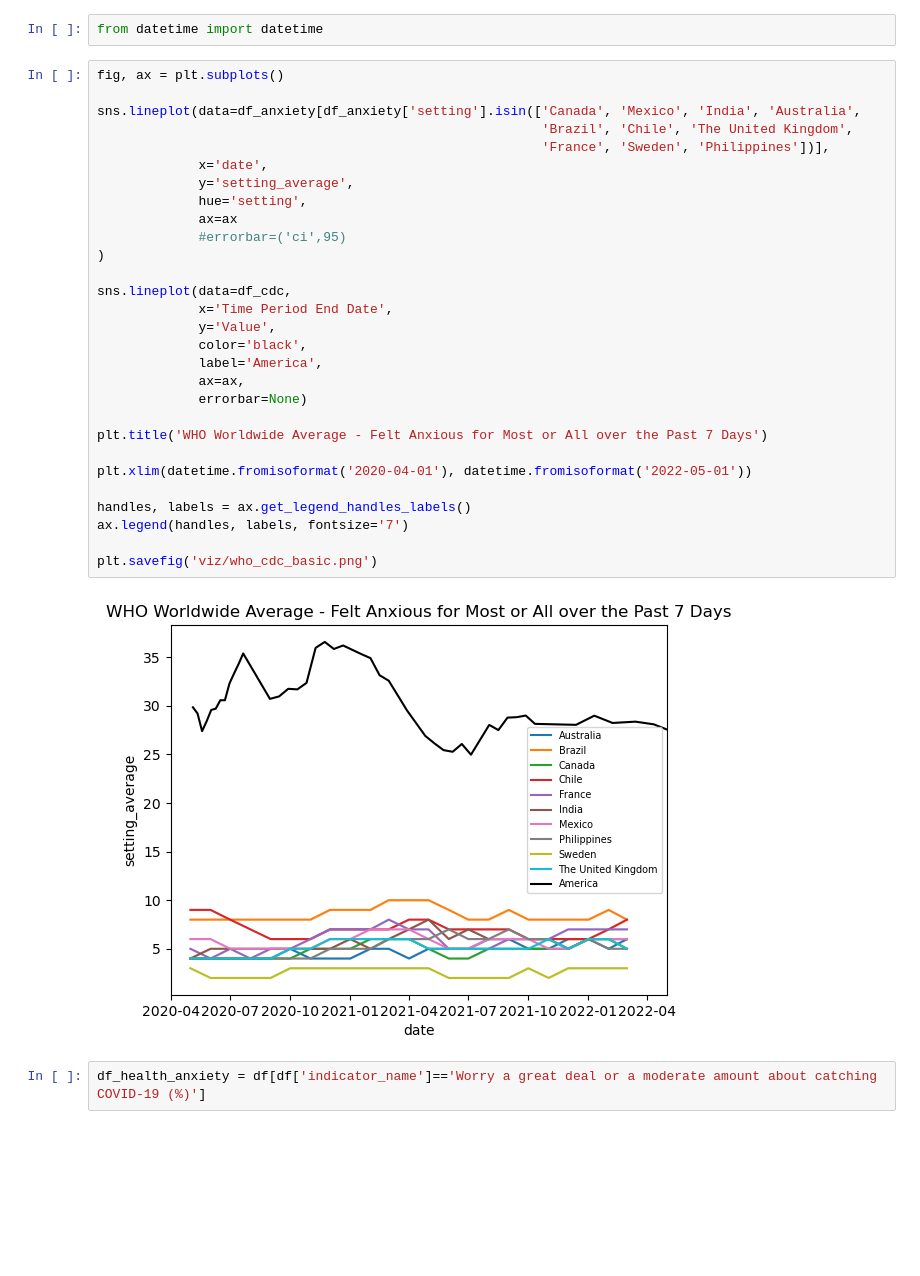
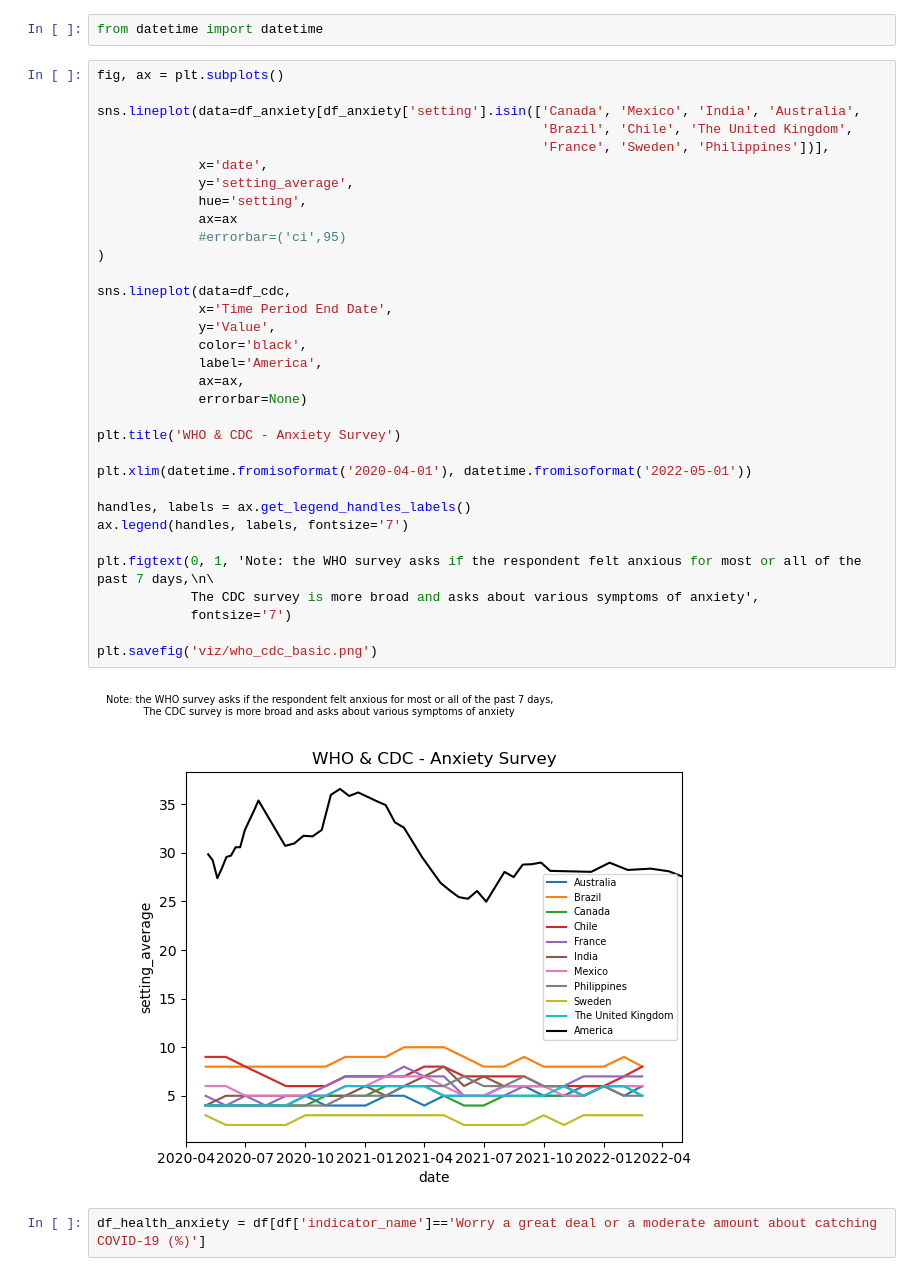
Before and after one commit to macs30122-winter25/final-project-raam, a Jupyter notebook: who_eda.ipynb, the cells around one changed output. Drawn from its saved outputs; the diff is of its cells as text; blank space fills up the shorter version.

```diff
--- a/who_eda.ipynb
+++ b/who_eda.ipynb
@@ -145,34 +145,38 @@ from datetime import datetime
 # %%
 fig, ax = plt.subplots()
 
 sns.lineplot(data=df_anxiety[df_anxiety['setting'].isin(['Canada', 'Mexico', 'India', 'Australia',
                                                          'Brazil', 'Chile', 'The United Kingdom',
                                                          'France', 'Sweden', 'Philippines'])],
              x='date',
              y='setting_average',
              hue='setting',
              ax=ax
              #errorbar=('ci',95)
 )
 
 sns.lineplot(data=df_cdc,
              x='Time Period End Date',
              y='Value',
              color='black',
              label='America',
              ax=ax,
              errorbar=None)
 
-plt.title('WHO Worldwide Average - Felt Anxious for Most or All over the Past 7 Days')
+plt.title('WHO & CDC - Anxiety Survey')
 
 plt.xlim(datetime.fromisoformat('2020-04-01'), datetime.fromisoformat('2022-05-01'))
 
 handles, labels = ax.get_legend_handles_labels()
 ax.legend(handles, labels, fontsize='7')
 
+plt.figtext(0, 1, 'Note: the WHO survey asks if the respondent felt anxious for most or all of the past 7 days,\n\
+            The CDC survey is more broad and asks about various symptoms of anxiety',
+            fontsize='7')
+
 plt.savefig('viz/who_cdc_basic.png')
 # %% [output]
-[figure, old version]
+[figure, new version]
 # %%
 df_health_anxiety = df[df['indicator_name']=='Worry a great deal or a moderate amount about catching COVID-19 (%)']
 # %%
```
Also changed, not shown: 1 other file.
